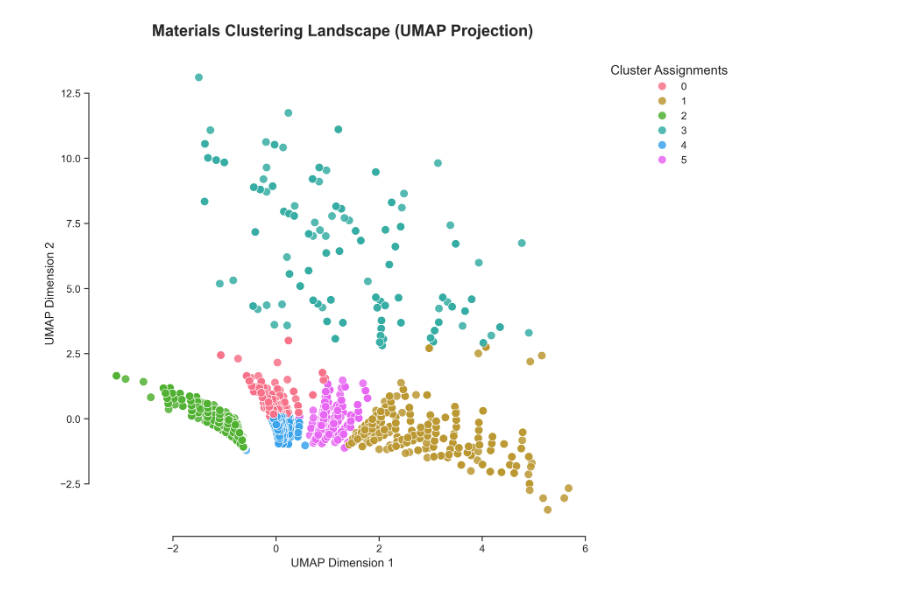
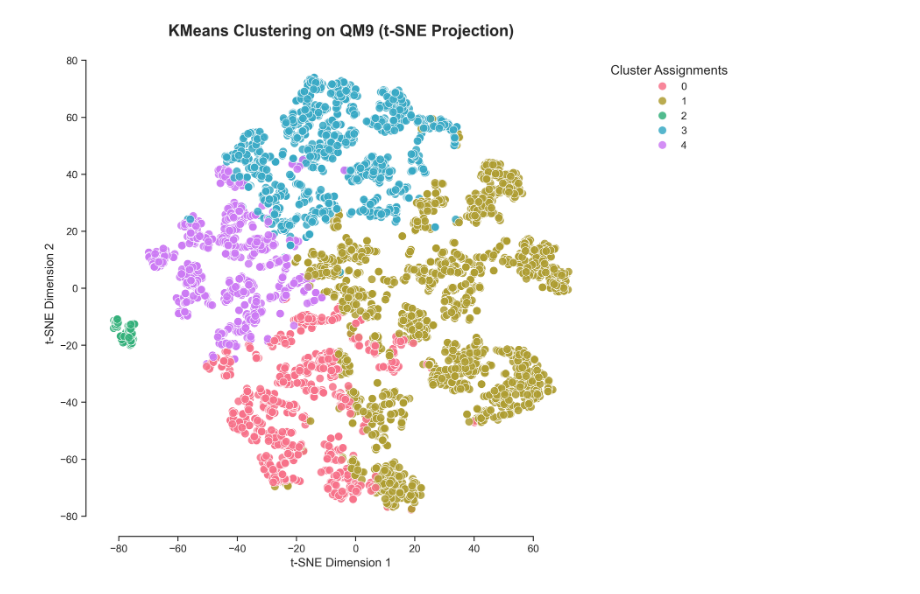
Before and after one commit to karlfindhansen/Non-Euclidean-Distances-in-Molecular-Representation, a Jupyter notebook: notebooks/QM9/evaluation/kmeans/kmeans_eval.ipynb, the cells around one changed output. Cells and saved outputs as stored; diff of their text form; code cells hidden in the pictures.

Commit message:
feat: qm9 euclidean features benchmarking

```diff
--- a/notebooks/QM9/evaluation/kmeans/kmeans_eval.ipynb
+++ b/notebooks/QM9/evaluation/kmeans/kmeans_eval.ipynb
@@ -18,5 +19,5 @@ from scripts.materials_project.euclidean_evaluation_pipeline import build_invari
 from src.helper_functions import create_chemiscope_viewer
 # %%
-qm9 = QM9Dataset(limit=25000, stratify_by=['num_atoms', 'gap'], sampling_strategy="stratified")
+qm9 = QM9Dataset(limit=5000, stratify_by=['num_atoms', 'gap'], sampling_strategy="stratified")
 df = qm9.load()
 # %% [output]
@@ -27,13 +132,7 @@ df = qm9.load()
 # %%
-features_1 = ['ea']
-features_2 = ['en', 'ion_en']
-features_3 = ['en']
-features_4 = ['ion_en', 'z', 'en']
+best_k = 5 # 9
 
-raw_matrix = build_invariant_matrix(df, aggregated=True, feature_keys=features_1)
-scaler = StandardScaler()
-scaled_matrix = scaler.fit_transform(raw_matrix)
-labels = KMeans(n_clusters=6, random_state=42, n_init='auto').fit_predict(scaled_matrix)
+labels = KMeans(n_clusters=best_k, random_state=42, n_init='auto').fit_predict(scaled_matrix)
 df = df.with_columns(pl.Series("cluster_label", labels))
 
 sil = silhouette_score(scaled_matrix, labels)
@@ -56,76 +155,65 @@ If the viewer does not open automatically, run `chemiscope show qm9_PCA_clusteri
 [interactive output not drawn]
 # %%
-# 1. Setup UMAP (added n_neighbors and min_dist for better aesthetic tuning)
-# umap_reducer = UMAP(n_components=2, metric='euclidean', n_neighbors=15, min_dist=0.1, random_state=42)
-# umap_embedding = umap_reducer.fit_transform(scaled_matrix)
+from sklearn.manifold import TSNE
 
-# pca reducer
-pca_reducer = PCA(n_components=2, random_state=42)
-pca_embedding = pca_reducer.fit_transform(scaled_matrix)
+tsne = TSNE(n_components=2, random_state=42)
+pca_embedding = tsne.fit_transform(scaled_matrix)
 
-# 2. Setup Professional Plot Style
 sns.set_theme(style="ticks", context="paper", font_scale=1.2)
-fig, ax = plt.subplots(figsize=(10, 8), dpi=300) # High DPI makes it crisp for papers/presentations
+fig, ax = plt.subplots(figsize=(10, 8), dpi=300)
 
-# Convert labels to numpy array for boolean masking
 labels = np.array(labels)
 unique_labels = np.unique(labels)
 n_clusters = len([l for l in unique_labels if l != -1])
 
-# 3. Plot Noise First (so it stays in the background!)
 noise_mask = (labels == -1)
 if noise_mask.any():
     ax.scatter(
         pca_embedding[noise_mask, 0],
         pca_embedding[noise_mask, 1],
-        c='#B0B0B0',        # Soft silver/grey
-        s=15,               # Smaller size
-        alpha=0.4,          # Highly transparent
+        c='#B0B0B0',
+        s=15,
+        alpha=0.4,
         label='Noise (-1)',
         edgecolors='none'
     )
 
-# 4. Plot the Valid Clusters
 cluster_mask = (labels != -1)
 if cluster_mask.any():
-    # Use a vibrant, visually pleasing palette
     palette = sns.color_palette("husl", n_clusters)
 
     sns.scatterplot(
         x=pca_embedding[cluster_mask, 0],
         y=pca_embedding[cluster_mask, 1],
         hue=labels[cluster_mask],
         palette=palette,
-        s=70,               # Larger size for valid points
-        alpha=0.85,         # Slight transparency to show density
-        edgecolor='white',  # Adds a crisp outline to overlapping points
+        s=70,
+        alpha=0.85,
+        edgecolor='white',
         linewidth=0.6,
         ax=ax,
         legend='full'
     )
 
-# 5. Typography and Labels
-ax.set_title('Materials Clustering Landscape (UMAP Projection)',
+ax.set_title('KMeans Clustering on QM9 (t-SNE Projection)',
              fontsize=16, fontweight='bold', pad=20)
-ax.set_xlabel('UMAP Dimension 1', fontsize=12, fontweight='medium')
-ax.set_ylabel('UMAP Dimension 2', fontsize=12, fontweight='medium')
+ax.set_xlabel('t-SNE Dimension 1', fontsize=12, fontweight='medium')
+ax.set_ylabel('t-SNE Dimension 2', fontsize=12, fontweight='medium')
 
-# 6. Clean up the box/axes (Despine)
 sns.despine(trim=True, offset=5)
 
 # 7. Legend Formatting
 # Move legend outside the plot, remove its ugly box
 ax.legend(title="Cluster Assignments",
           bbox_to_anchor=(1.02, 1),
           loc='upper left',
           frameon=False,
           title_fontsize='13')
 
 plt.tight_layout()
 
-# Save it as a high-quality image (optional)
-plt.savefig("figures/qm9/clustering/kmeans/pca_clusters.png", dpi=300, bbox_inches='tight')
+plt.savefig("figures/qm9/clustering/kmeans/invariant_features/kmeans_tsne_clusters.png", dpi=300, bbox_inches='tight')
 
 plt.show()
 # %% [output]
-[figure, old version]
+[figure, new version]
```
Also changed, not shown: parts of 9 cells of this notebook, 10 other files.
